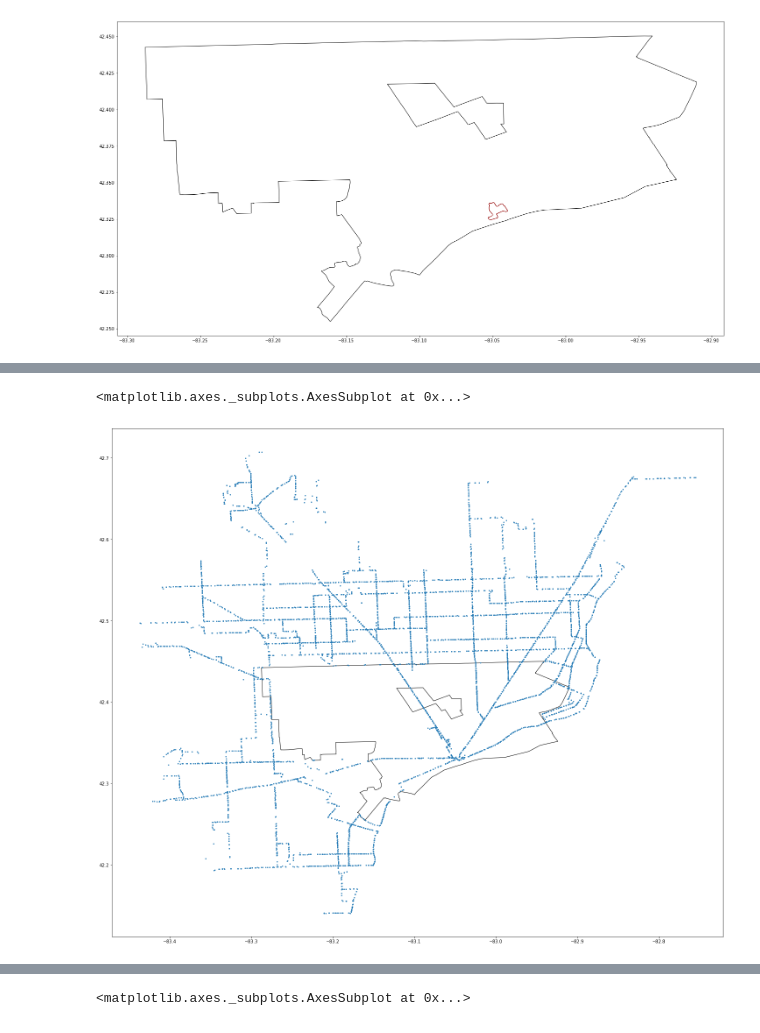
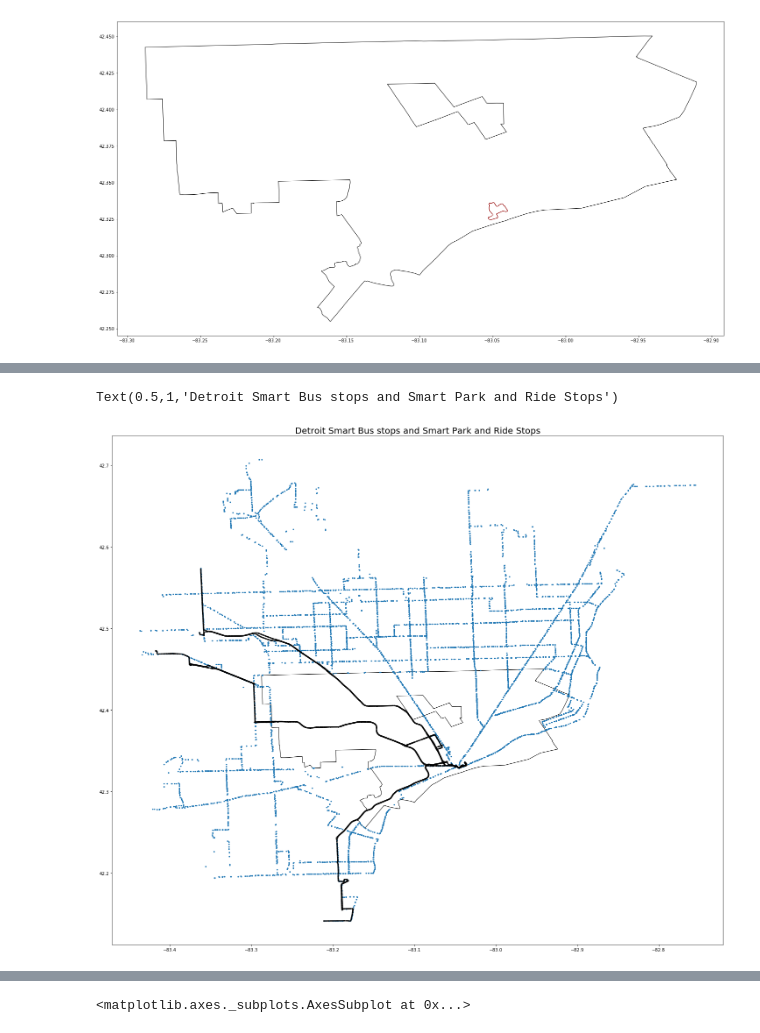
Before and after one commit to MattTriano/Anney_Research, a Jupyter notebook: Detroit_Exploration.ipynb, the cells around one changed output, grey strips where cells are left out. Saved outputs shown, nothing was run; the diff lists cells and outputs as text; code cells hidden in the pictures.

```diff
--- a/Detroit_Exploration.ipynb
+++ b/Detroit_Exploration.ipynb
@@ -46,6 +71,10 @@ detroit_city = gpd.read_file(ZIP_SHP_PATH).to_crs(coord_system)
 ZIP_SHP_PATH = os.path.join('zip://', 'data_raw', 'SMART Bus Stops.zip')
 coord_system = {'init': 'epsg:4326'}
 smart_bus = gpd.read_file(ZIP_SHP_PATH).to_crs(coord_system)
+# %%
+ZIP_SHP_PATH = os.path.join('zip://', 'data_raw', 'SMART Park and Ride Routes.zip')
+coord_system = {'init': 'epsg:4326'}
+smart_pnr = gpd.read_file(ZIP_SHP_PATH).to_crs(coord_system)
 # %%
 ZIP_SHP_PATH = os.path.join('zip://', 'data_raw', 'QLine Route.zip')
 coord_system = {'init': 'epsg:4326'}
@@ -71,6 +122,8 @@ people_mover_route.plot(ax=base, markersize=3, color='brown')
 # %%
 base = detroit_city.plot(color='white', edgecolor='black', figsize=(25,25))
-smart_bus.plot(ax=base, markersize=3)
+smart_bus.plot(ax=base, markersize=5)
+smart_pnr.plot(ax=base, linewidth=3, color='black')
+base.set_title('Detroit Smart Bus stops and Smart Park and Ride Stops', fontsize=20)
 # %% [output]
-<matplotlib.axes._subplots.AxesSubplot at 0x...>
+Text(0.5,1,'Detroit Smart Bus stops and Smart Park and Ride Stops')
-[figure, old version]
+[figure, new version]
```
Also changed, not shown: parts of 10 cells of this notebook, 5 other files.
